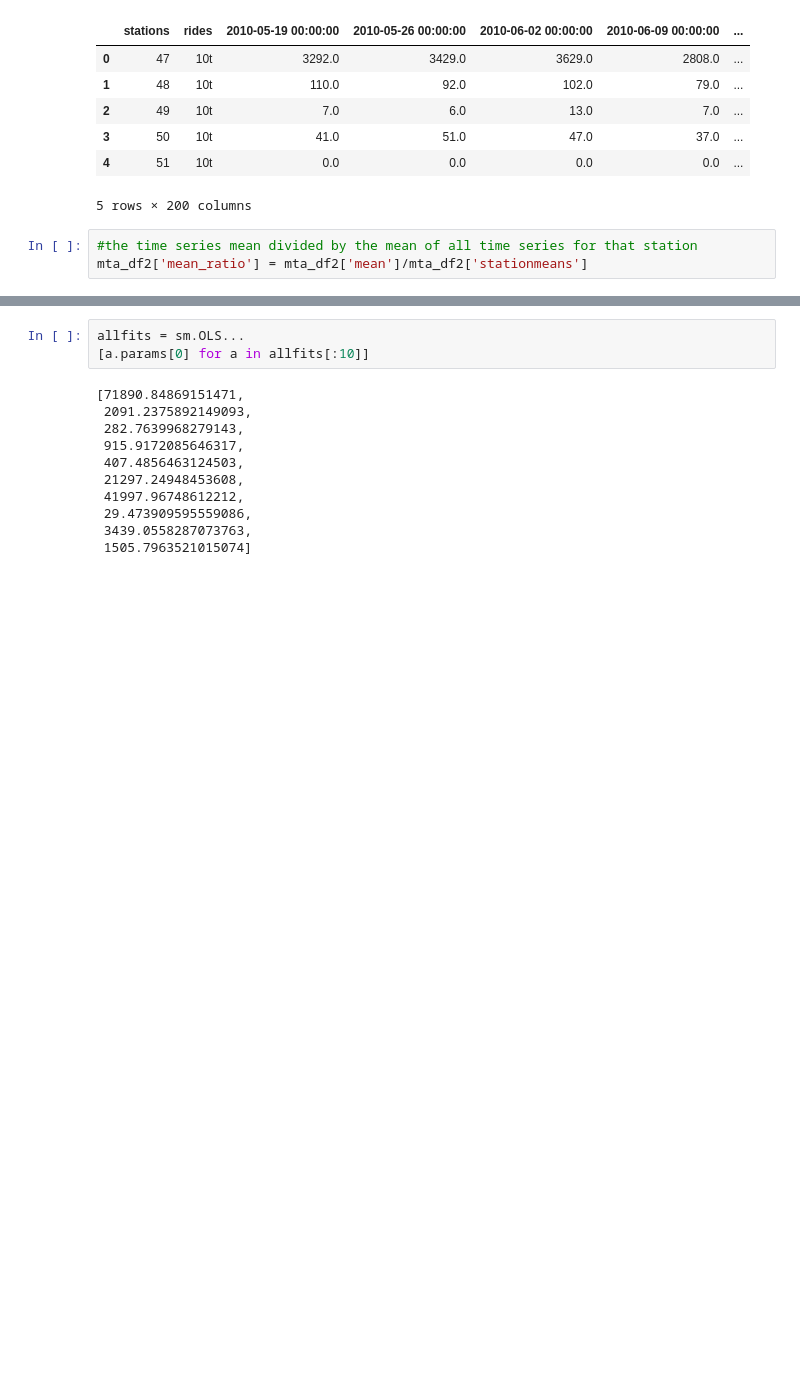
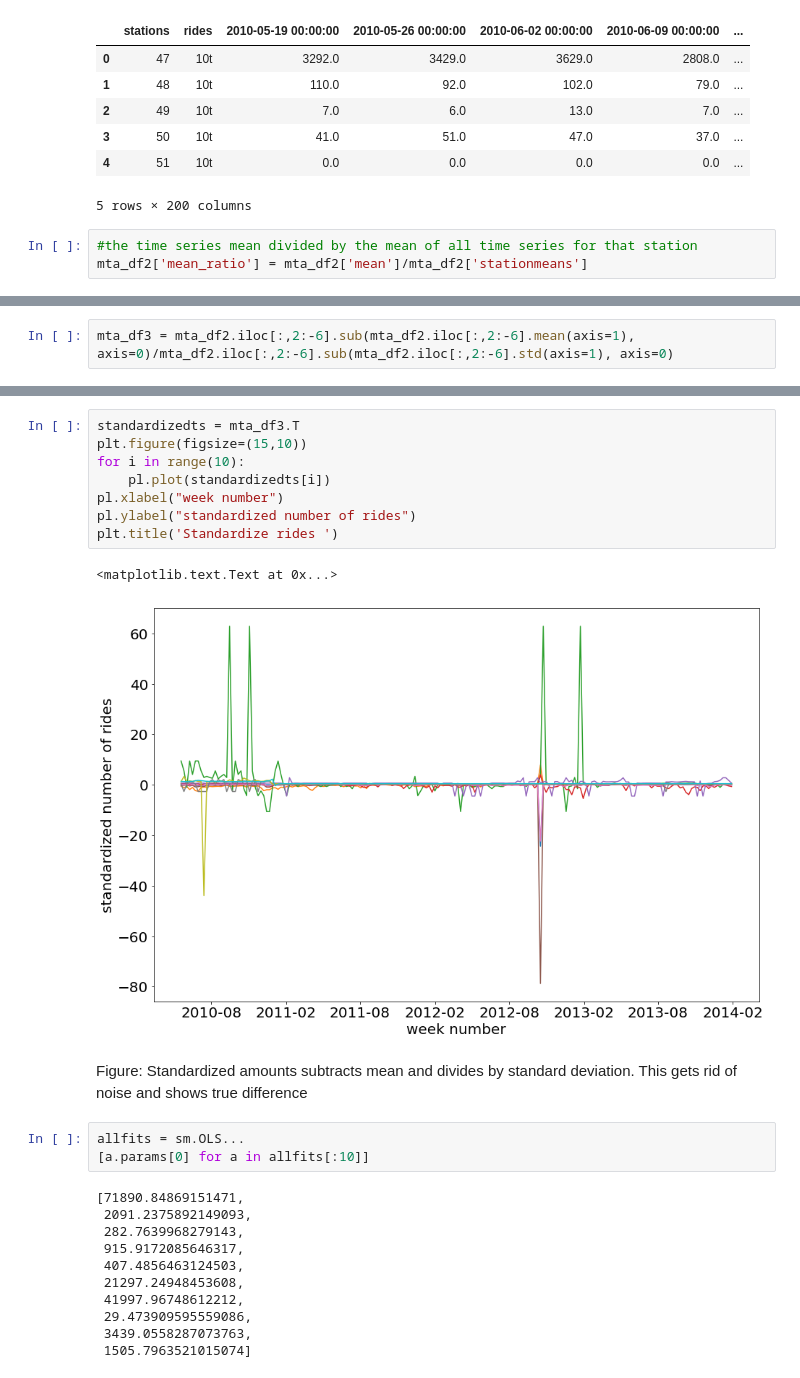
Before and after one commit to samjfalk/PUI2018_sjf374, a Jupyter notebook: HW11_sjf374/HW11_sjf374.ipynb, the cells around one changed output, grey strips where cells are left out. Cells and saved outputs as stored; diff of their text form; blank space fills up the shorter version.

```diff
--- a/HW11_sjf374/HW11_sjf374.ipynb
+++ b/HW11_sjf374/HW11_sjf374.ipynb
@@ -861,0 +810,2 @@ Text(0, 0.5, 'standardized number of rides')
+# %%
+mta_df3 = mta_df2.iloc[:,2:-6].sub(mta_df2.iloc[:,2:-6].mean(axis=1), axis=0)/mta_df2.iloc[:,2:-6].sub(mta_df2.iloc[:,2:-6].std(axis=1), axis=0)
@@ -862,3 +822,16 @@ Text(0, 0.5, 'standardized number of rides')
+# %%
+standardizedts = mta_df3.T
+plt.figure(figsize=(15,10))
+for i in range(10):
+    pl.plot(standardizedts[i])
+pl.xlabel("week number")
+pl.ylabel("standardized number of rides")
+plt.title('Standardize rides ')
+# %% [output]
+<matplotlib.text.Text at 0x...>
+[figure, added]
+# %% [markdown]
+Figure: Standardized amounts subtracts mean and divides by standard deviation. This gets rid of noise and shows true difference
 # %%
 allfits = sm.OLS...
 [a.params[0] for a in allfits[:10]]
```
Also changed, not shown: parts of 30 cells of this notebook.
